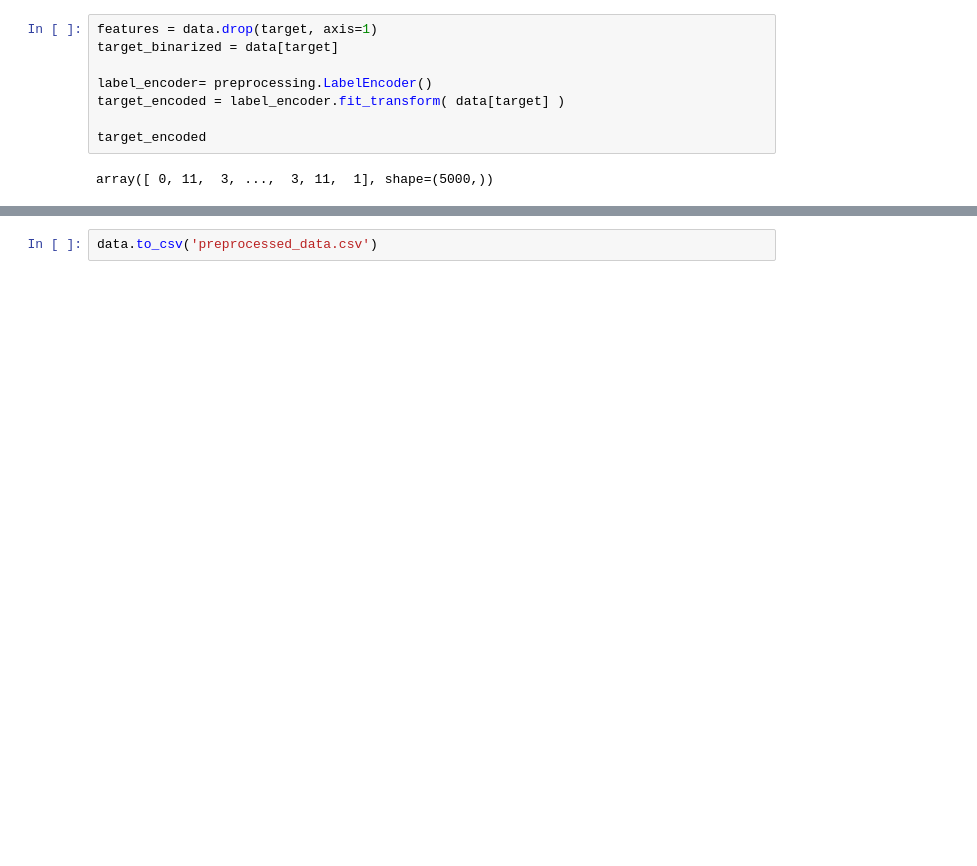
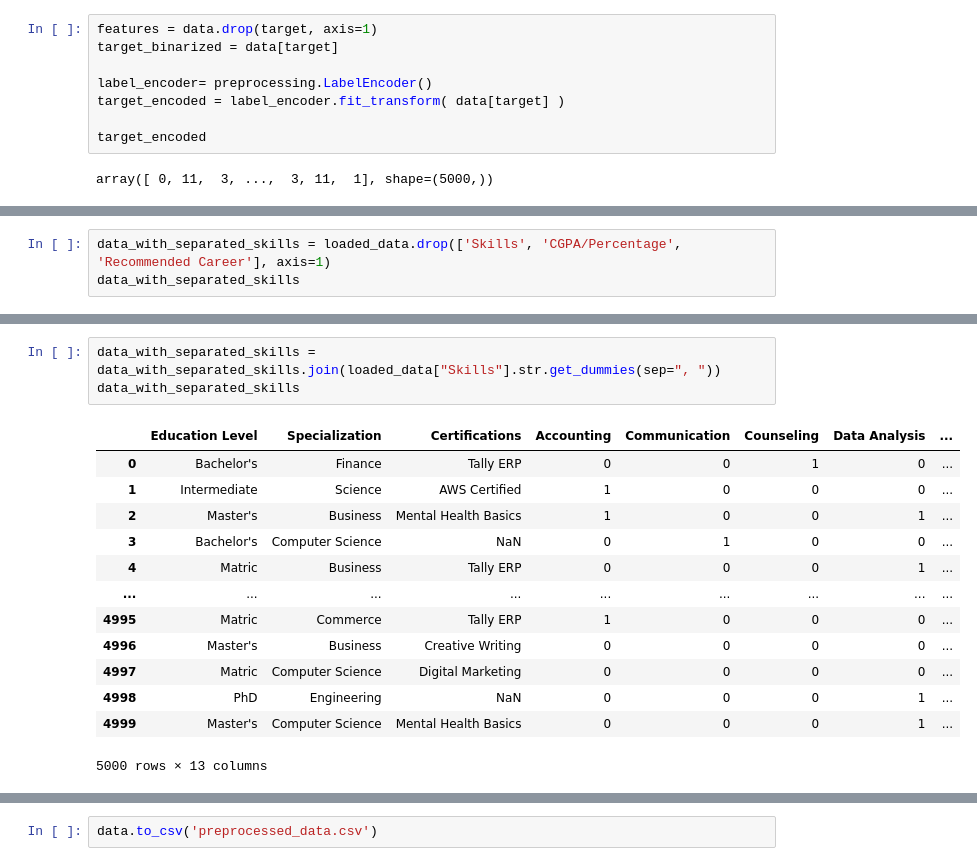
Before and after one commit to Tsonee/Career-path-recommendation, a Jupyter notebook: 01_Pretprocesiranje_i_analiza.ipynb, the cells around one changed output, grey strips where cells are left out. Saved outputs shown, nothing was run; the diff lists cells and outputs as text; blank space fills up the shorter version.

```diff
--- a/01_Pretprocesiranje_i_analiza.ipynb
+++ b/01_Pretprocesiranje_i_analiza.ipynb
@@ -280,0 +274,3 @@ plt.show()
+# %%
+data_with_separated_skills = loaded_data.drop(['Skills', 'CGPA/Percentage', 'Recommended Career'], axis=1)
+data_with_separated_skills
@@ -280,0 +291,17 @@ plt.show()
+# %%
+data_with_separated_skills = data_with_separated_skills.join(loaded_data["Skills"].str.get_dummies(sep=", "))
+data_with_separated_skills
+# %% [output]
+|  | Education Level | Specialization | Certifications | Accounting | Communication | Counseling | Data Analysis | ... |
+| 0 | Bachelor's | Finance | Tally ERP | 0 | 0 | 1 | 0 | ... |
+| 1 | Intermediate | Science | AWS Certified | 1 | 0 | 0 | 0 | ... |
+| 2 | Master's | Business | Mental Health Basics | 1 | 0 | 0 | 1 | ... |
+| 3 | Bachelor's | Computer Science | NaN | 0 | 1 | 0 | 0 | ... |
+| 4 | Matric | Business | Tally ERP | 0 | 0 | 0 | 1 | ... |
+| ... | ... | ... | ... | ... | ... | ... | ... | ... |
+| 4995 | Matric | Commerce | Tally ERP | 1 | 0 | 0 | 0 | ... |
+| 4996 | Master's | Business | Creative Writing | 0 | 0 | 0 | 0 | ... |
+| 4997 | Matric | Computer Science | Digital Marketing | 0 | 0 | 0 | 0 | ... |
+| 4998 | PhD | Engineering | NaN | 0 | 0 | 0 | 1 | ... |
+| 4999 | Master's | Computer Science | Mental Health Basics | 0 | 0 | 0 | 1 | ... |
+5000 rows × 13 columns
```
Also changed, not shown: parts of 52 cells of this notebook, 4 other files.
